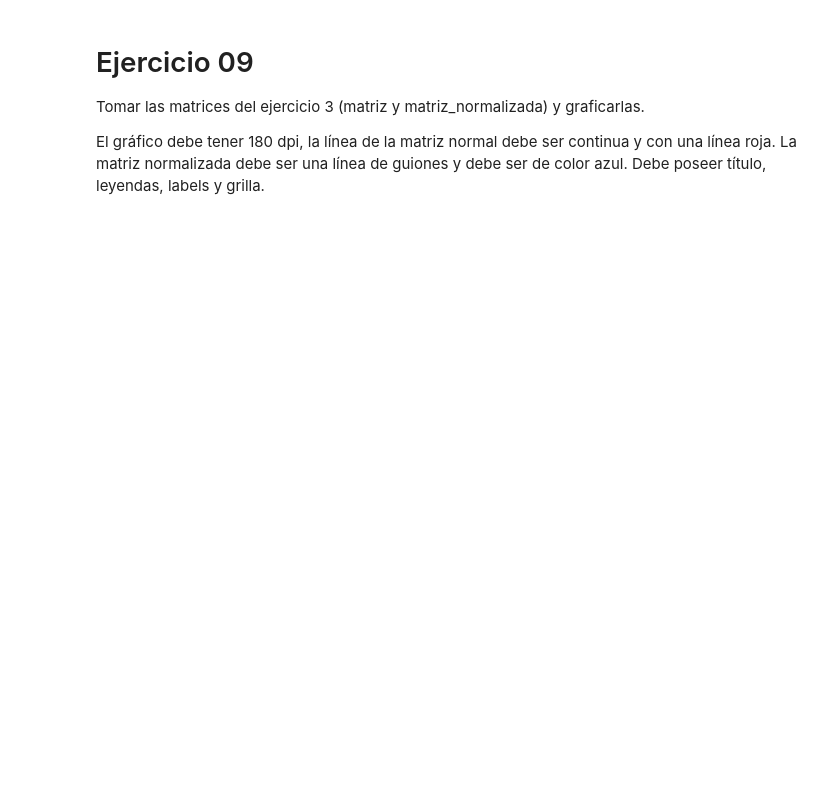
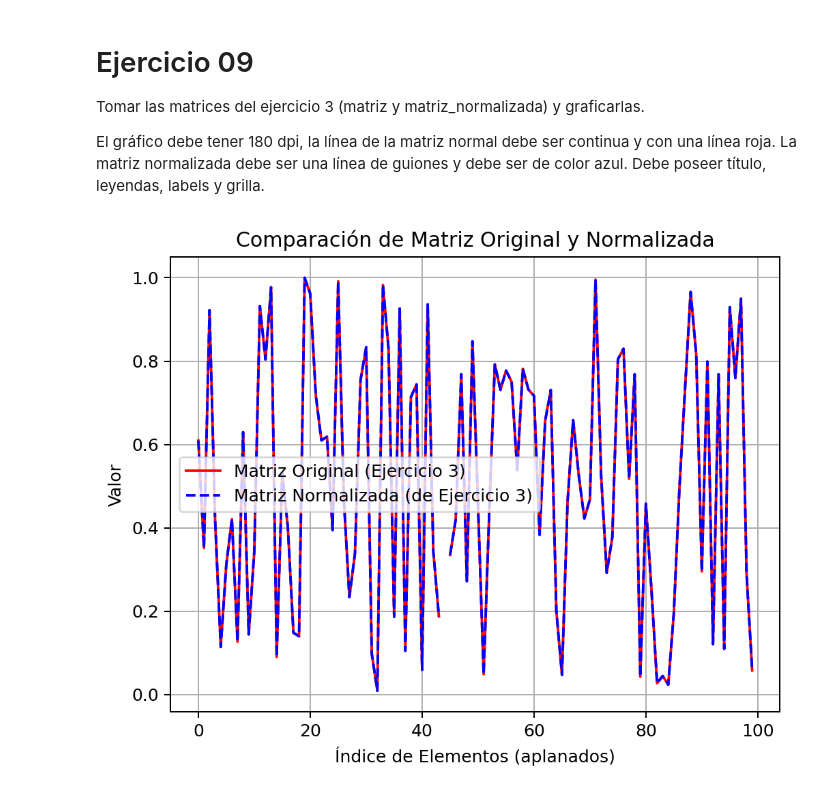
Before and after one commit to baubyte/HerramientasDeSoftwareParaElAnalisisDeDatos, a Jupyter notebook: Tema_3/Ejercicios/Semana_03_Practica_03.ipynb, the cells around one changed output. Cells and saved outputs as stored; diff of their text form; code cells hidden in the pictures; blank space fills up the shorter version.

Commit message:
ejercicio 9

```diff
--- a/Tema_3/Ejercicios/Semana_03_Practica_03.ipynb
+++ b/Tema_3/Ejercicios/Semana_03_Practica_03.ipynb
@@ -475,3 +484,26 @@ matriz = np.random.randint(0, 100, (12, 30))
 Tomar las matrices del ejercicio 3 (matriz y matriz_normalizada) y graficarlas.
 
 El gráfico debe tener 180 dpi, la línea de la matriz normal debe ser continua y con una línea roja. La matriz normalizada debe ser una línea de guiones y debe ser de color azul. Debe poseer título, leyendas, labels y grilla.
+# %%
+matriz_1_max_value = np.nanmax(matriz_1)
+matriz_1_normalized = np.divide(matriz_1, matriz_1_max_value)
+
+# Aplanar las matrices para poder graficarlas como líneas 1D
+matriz_1_flattened = matriz_1.flatten()
+matriz_1_normalized_flattened = matriz_1_normalized.flatten()
+
+values_x = np.arange(len(matriz_1_flattened))
+plt.figure(dpi=180)
+
+plt.plot(values_x, matriz_1_flattened, color='red', label='Matriz Original (Ejercicio 3)')
+
+plt.plot(values_x, matriz_1_normalized_flattened, color='blue', linestyle='--', label='Matriz Normalizada (de Ejercicio 3)')
+
+plt.title('Comparación de Matriz Original y Normalizada')
+plt.xlabel('Índice de Elementos (aplanados)')
+plt.ylabel('Valor')
+plt.legend()
+plt.grid(True)
+plt.show()
+# %% [output]
+[figure, added]
```
Also changed, not shown: parts of 6 cells of this notebook.
